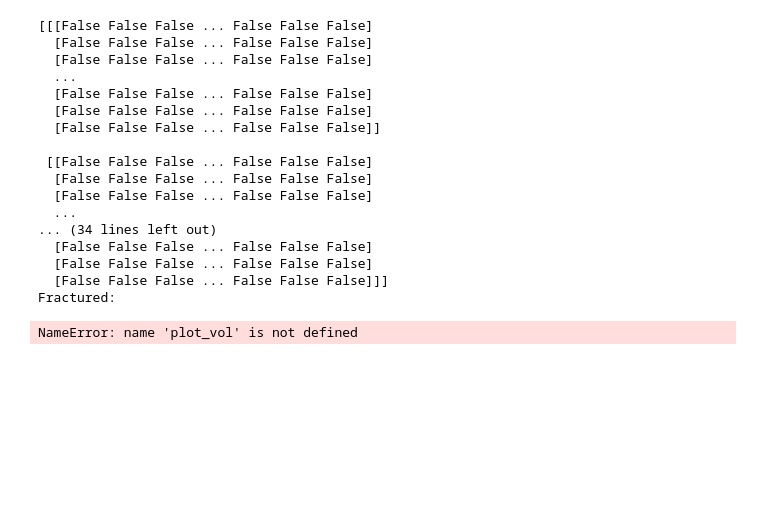
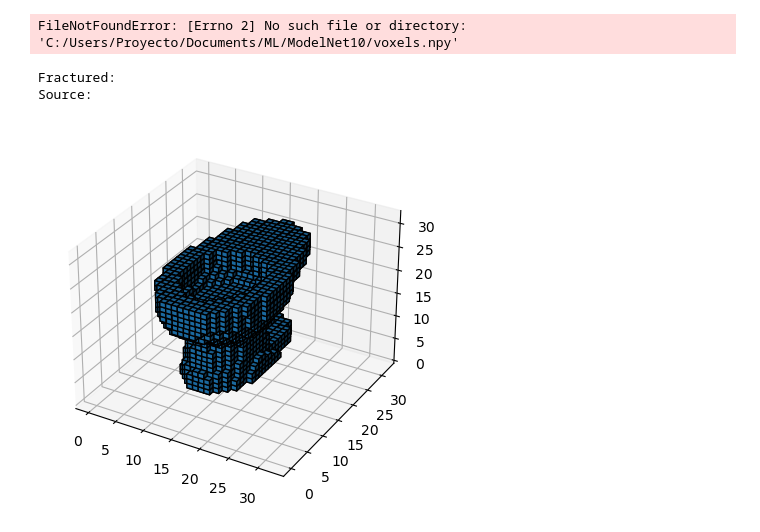
Before and after one commit to SebsPER/3D-ORGAN-ML-TF, a Jupyter notebook: simulate_fractures.ipynb, the cells around one changed output. Cells and saved outputs as stored; diff of their text form; code cells hidden in the pictures; blank space fills up the shorter version.

```diff
--- a/simulate_fractures.ipynb
+++ b/simulate_fractures.ipynb
@@ -10,5 +10,5 @@ np_load_old = np.load
 
 # modify the default parameters of np.load
 np.load = lambda *a,**k: np_load_old(*a, allow_pickle=True, **k)
-
-data = np.load('C:/Users/Proyecto/Documents/ML/ModelNet10/voxels.npy').item()['test']['data']
+# %% [output]
+FileNotFoundError: [Errno 2] No such file or directory: 'C:/Users/Proyecto/Documents/ML/ModelNet10/voxels.npy'
@@ -15,29 +17,25 @@ data = np.load('C:/Users/Proyecto/Documents/ML/ModelNet10/voxels.npy').item()['t
+# %%
+data = np.load('C:/Users/Sebastian/Documents/ML-TF/ModelNet10/voxels.npy').item()['test']['data']
 # %%
 # random object
 d = data[np.random.choice(len(data))]
 fractured = get_fractured(d)
 
-print(fractured)
+#print(fractured)
 print('Fractured:')
-plot_vol(fractured)
+#plot_vol(fractured)
 print('Source:')
-plot_vol(d)
+#plot_vol(d)
 # %% [output]
-[[[False False False ... False False False]
-  [False False False ... False False False]
-  [False False False ... False False False]
-  ...
-  [False False False ... False False False]
-  [False False False ... False False False]
-  [False False False ... False False False]]
-
- [[False False False ... False False False]
-  [False False False ... False False False]
-  [False False False ... False False False]
-  ...
-... (34 lines left out)
-  [False False False ... False False False]
-  [False False False ... False False False]
-  [False False False ... False False False]]]
 Fractured:
+Source:
-NameError: name 'plot_vol' is not defined
+# %%
+fig = plt.figure()
+ax = fig.gca(projection='3d')
+ax.set_aspect('auto')
+
+ax.voxels(d, edgecolor="k")
+
+plt.show()
+# %% [output]
+[figure, added]
```
Also changed, not shown: parts of 3 cells of this notebook.
